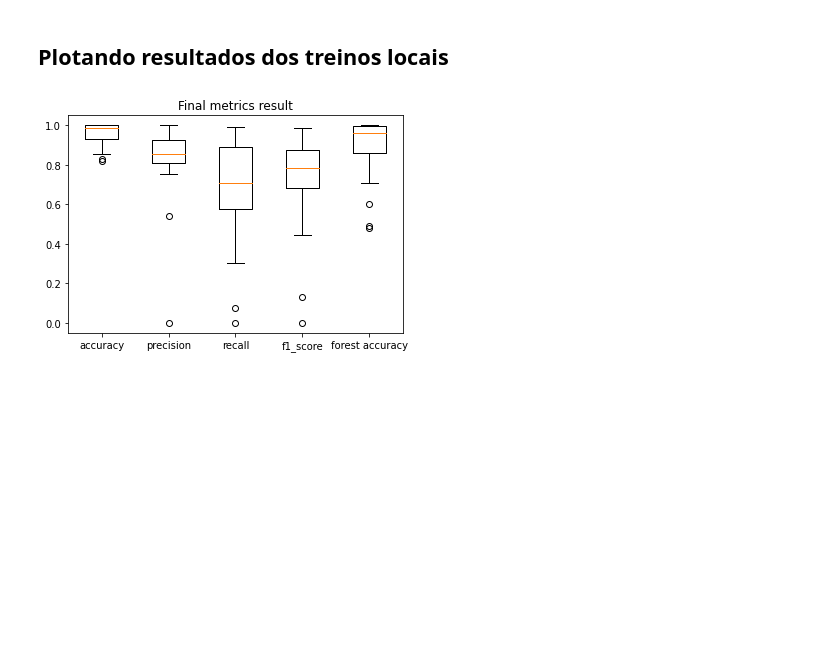
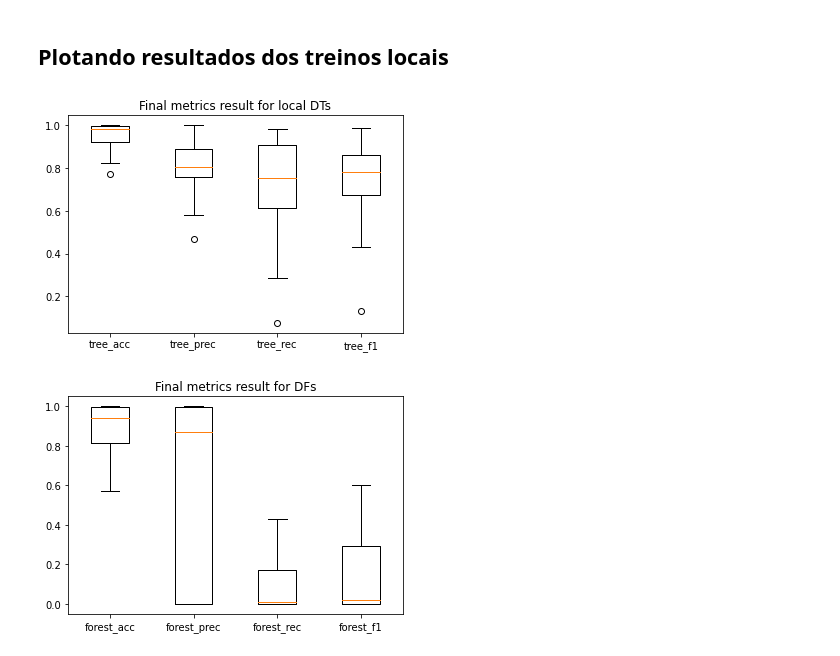
Before and after one commit to lucasfauster/TCC, a Jupyter notebook: Distributed_Learning_Forest.ipynb, the cells around one changed output. Saved outputs shown, nothing was run; the diff lists cells and outputs as text; code cells hidden in the pictures; blank space fills up the shorter version.

Commit message:
simulação com DF de 30 clientes aleatórios

```diff
--- a/Distributed_Learning_Forest.ipynb
+++ b/Distributed_Learning_Forest.ipynb
@@ -262,12 +244,14 @@ def forest_predict(forest, X):
         forest_prediction.append(mode(tree_predictions))
     return forest_prediction
 
-for client in clients:
+for node in nodes:
     accuracy = Accuracy()
-    forest_pred = forest_predict(client.local_forest_set, client.X_test)
-    accuracy.update_state(client.y_test, forest_pred)
-    acc = accuracy.result().numpy()
-    client.local_forest_set_acc = acc
+    forest_pred = forest_predict(node.local_forest, node.X_test)
+    accuracy.update_state(node.y_test, forest_pred)
+    node.local_forest_acc = accuracy.result().numpy()
+    node.local_forest_prec= precision_score(node.y_test, forest_pred, zero_division=0)
+    node.local_forest_rec = recall_score(node.y_test, forest_pred)
+    node.local_forest_f1 = f1_score(node.y_test, forest_pred)
 
-    print(f"[INFO] Accuracy of client {client.client_id} forest = {acc}")
+    print(f"[INFO] Accuracy of node {node.node_id} forest = {node.local_forest_acc}")
 # %% [output]
@@ -294,17 +275,28 @@ for client in clients:
 # %% [markdown]
 ## Plotando resultados dos treinos locais
 # %%
-final_metrics = [[], [], [], [], []]
-for client in clients:
-    final_metrics[0].append(client.local_decision_tree_acc)
-    final_metrics[1].append(client.local_decision_tree_prec)
-    final_metrics[2].append(client.local_decision_tree_rec)
-    final_metrics[3].append(client.local_decision_tree_f1)
-    final_metrics[4].append(client.local_forest_set_acc)
+final_metrics = [[], [], [], [], [], [], [], []]
+for node in nodes:
+    final_metrics[0].append(node.local_decision_tree_acc)
+    final_metrics[1].append(node.local_decision_tree_prec)
+    final_metrics[2].append(node.local_decision_tree_rec)
+    final_metrics[3].append(node.local_decision_tree_f1)
+    final_metrics[4].append(node.local_forest_acc)
+    final_metrics[5].append(node.local_forest_prec)
+    final_metrics[6].append(node.local_forest_rec)
+    final_metrics[7].append(node.local_forest_f1)
 
-plt.boxplot(final_metrics)
-plt.title('Final metrics result')
-plt.xticks([1, 2, 3, 4, 5], ['accuracy', 'precision', 'recall', 'f1_score', 'forest accuracy'])
+# Boxplot das árvores de decisão
+plt.boxplot(final_metrics[:4])
+plt.title('Final metrics result for local DTs')
+plt.xticks([1, 2, 3, 4], ['tree_acc', 'tree_prec', 'tree_rec', 'tree_f1'])
 plt.show()
+
+# Boxplot das florestas de decisão
+plt.boxplot(final_metrics[4:])
+plt.title('Final metrics result for DFs')
+plt.xticks([1, 2, 3, 4], ['forest_acc', 'forest_prec', 'forest_rec', 'forest_f1'])
+plt.show()
 # %% [output]
-[figure, old version]
+[figure, new version]
+[figure, added]
```
Also changed, not shown: parts of 11 cells of this notebook.
